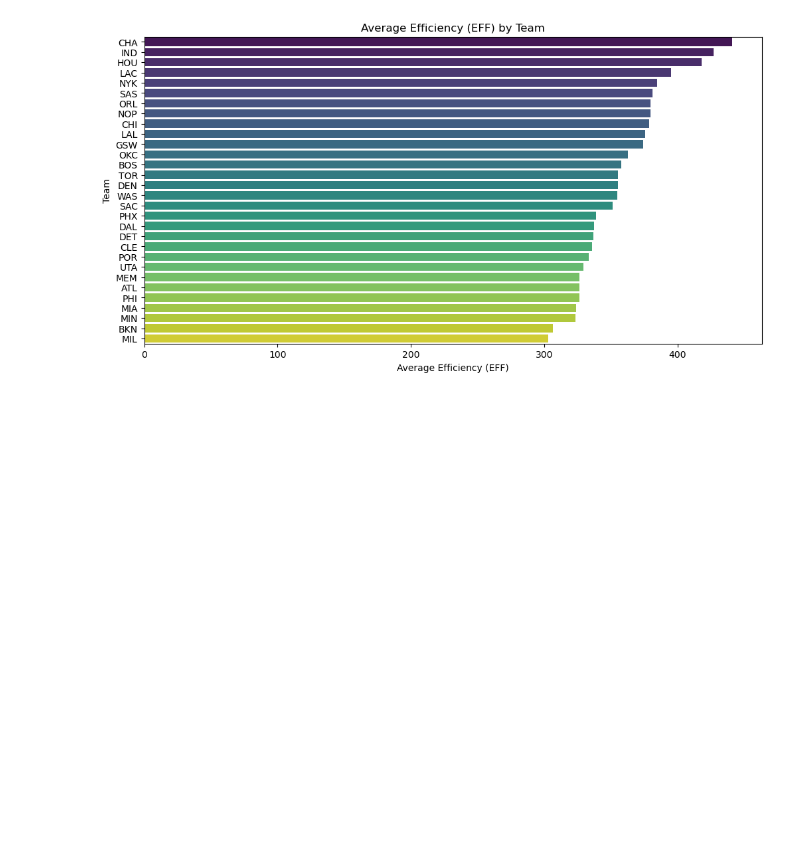
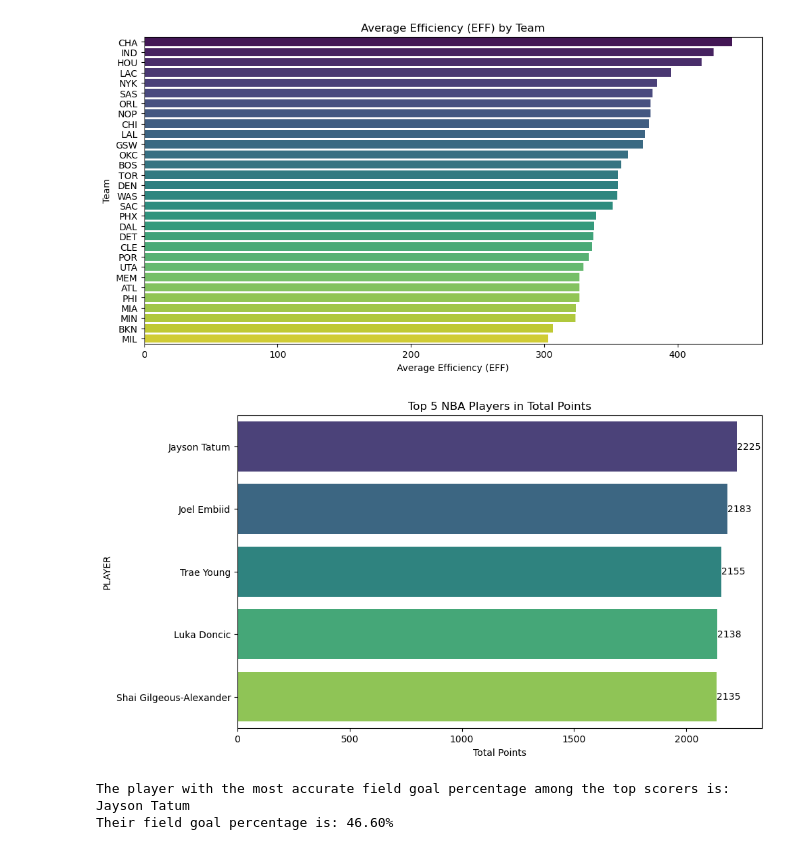
Before and after one commit to JinSadiePark/Project, a Jupyter notebook: eda1.ipynb, the cells around one changed output. Saved outputs shown, nothing was run; the diff lists cells and outputs as text; code cells hidden in the pictures; blank space fills up the shorter version.

```diff
--- a/eda1.ipynb
+++ b/eda1.ipynb
@@ -20,3 +20,44 @@ plt.ylabel('Team')
 plt.savefig('team_efficiency_plot.png')
 # %% [output]
 [figure]
+# %%
+import pandas as pd
+import matplotlib.pyplot as plt
+import seaborn as sns
+
+# Sort the DataFrame by total points (PTS) in descending order
+sorted_data = df.sort_values(by='PTS', ascending=False)
+
+# Select the top 5 players
+top_5_scorers = sorted_data.head(5)
+
+# Create a bar plot for the top 5 players and their total points
+plt.figure(figsize=(10, 6))
+ax = sns.barplot(x='PTS', y='PLAYER', data=top_5_scorers, palette='viridis')
+plt.title('Top 5 NBA Players in Total Points')
+plt.xlabel('Total Points')
+
+# Display the actual numbers on the bars
+for p in ax.patches:
+    ax.annotate(f'{int(p.get_width())}', (p.get_width(), p.get_y() + p.get_height() / 2),
+                ha='left', va='center', color='black')
+
+plt.show()
+# %% [output]
+[figure, added]
+# %%
+sorted_data = df.sort_values(by='PTS', ascending=False)
+
+# Select the top scorer
+top_scorer = sorted_data.iloc[0]['PLAYER']
+
+# Find the player with the most accurate field goal percentage among the top scorers
+most_accurate_fg_percentage_player = sorted_data.iloc[0]['PLAYER']
+fg_percentage = sorted_data.iloc[0]['FG_PCT']
+
+# Print the result
+print(f"The player with the most accurate field goal percentage among the top scorers is: {most_accurate_fg_percentage_player}")
+print(f"Their field goal percentage is: {fg_percentage:.2%}")
+# %% [output]
+The player with the most accurate field goal percentage among the top scorers is: Jayson Tatum
+Their field goal percentage is: 46.60%
```
Also changed, not shown: parts of 1 cell of this notebook.
